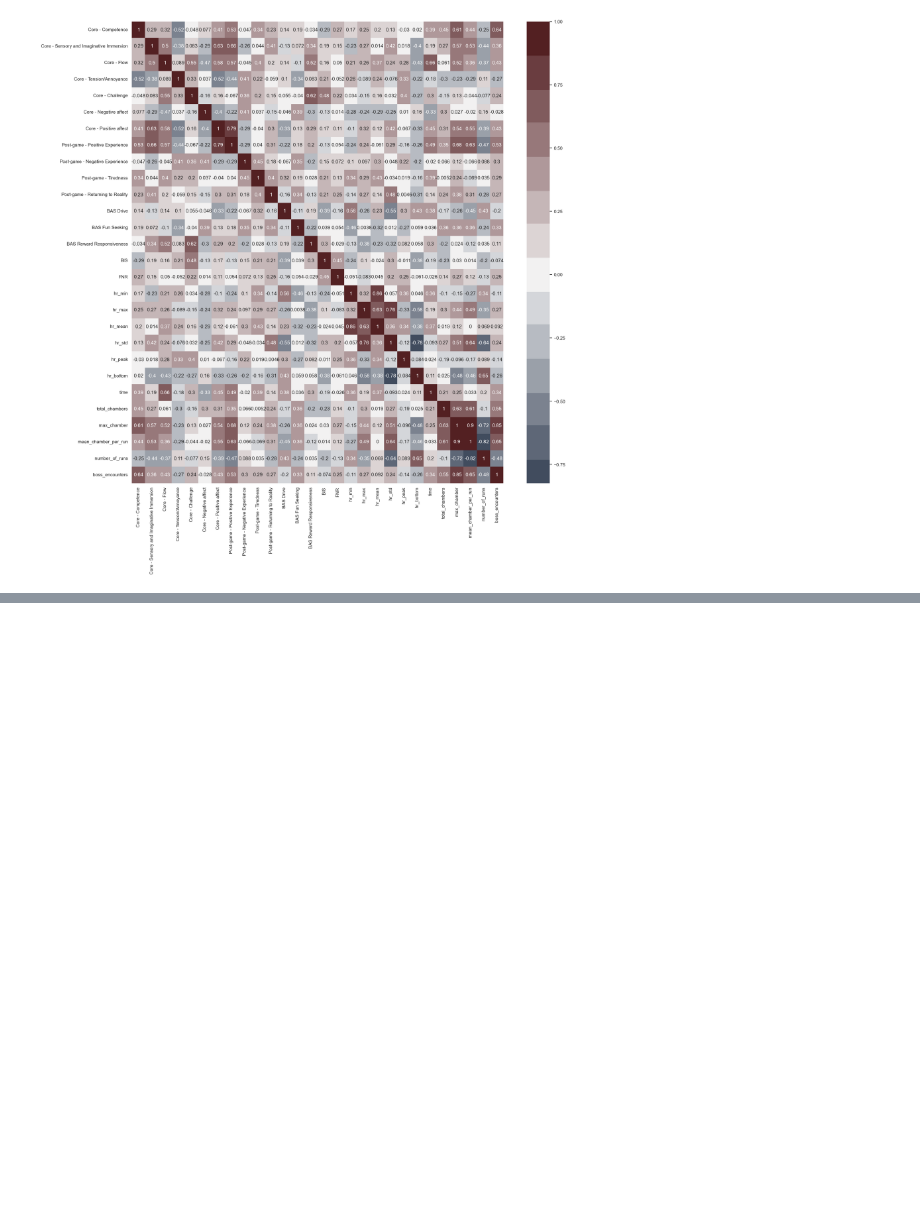
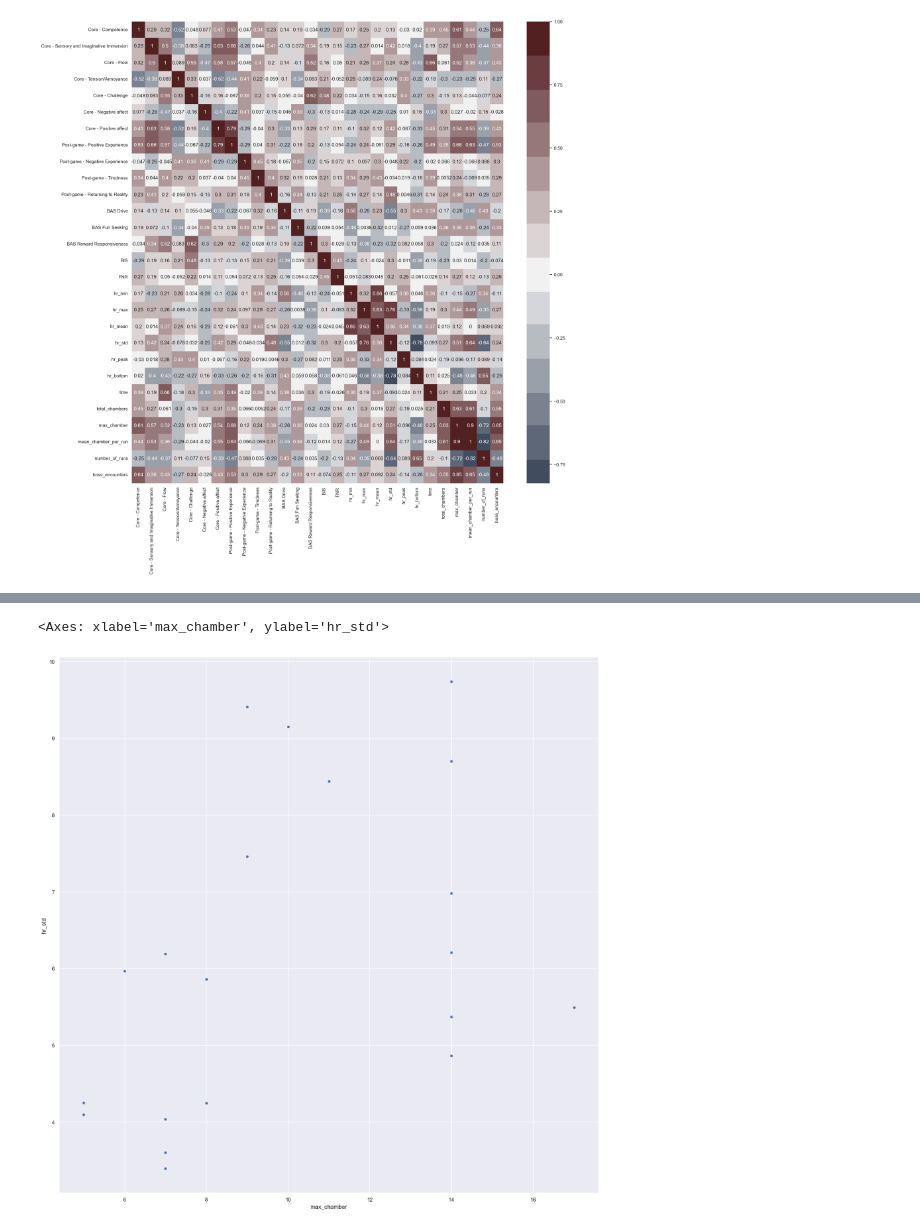
Before and after one commit to itubrainlab/hades_player_experience, a Jupyter notebook: Notebooks/player_analysis.ipynb, the cells around one changed output, grey strips where cells are left out. Drawn from its saved outputs; the diff is of its cells as text; code cells hidden in the pictures; blank space fills up the shorter version.

Commit message:
Added run analysis and scatter plots

```diff
--- a/Notebooks/data_analysis.ipynb
+++ b/Notebooks/player_analysis.ipynb
@@ -43,0 +55,5 @@ beginner boss_encounters: 0.0, pro boss_encounters: 0.7272727272727273, p-value:
+# %%
+sb.scatterplot(data=full_set[["max_chamber","hr_std"]], x="max_chamber", y="hr_std")
+# %% [output]
+<Axes: xlabel='max_chamber', ylabel='hr_std'>
+[figure, added]
```
Also changed, not shown: parts of 5 cells of this notebook, 4 other files.
